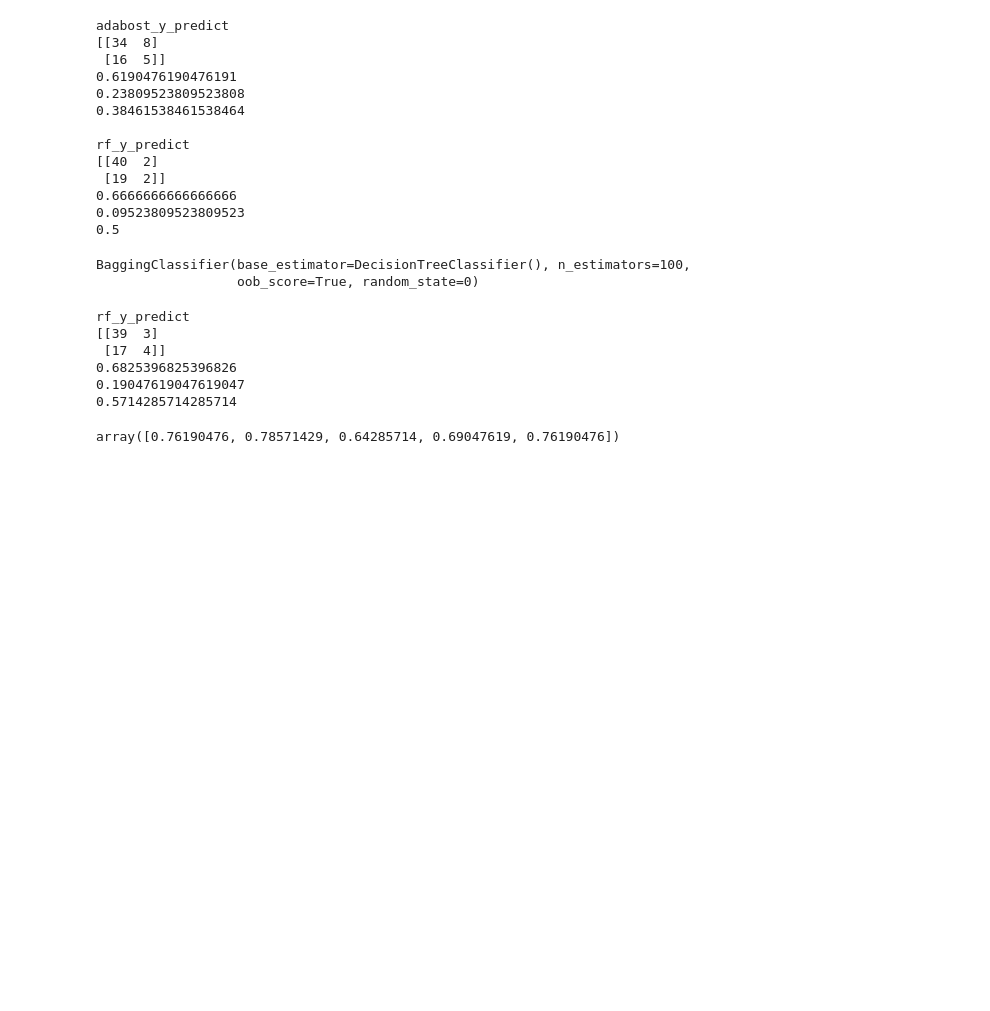
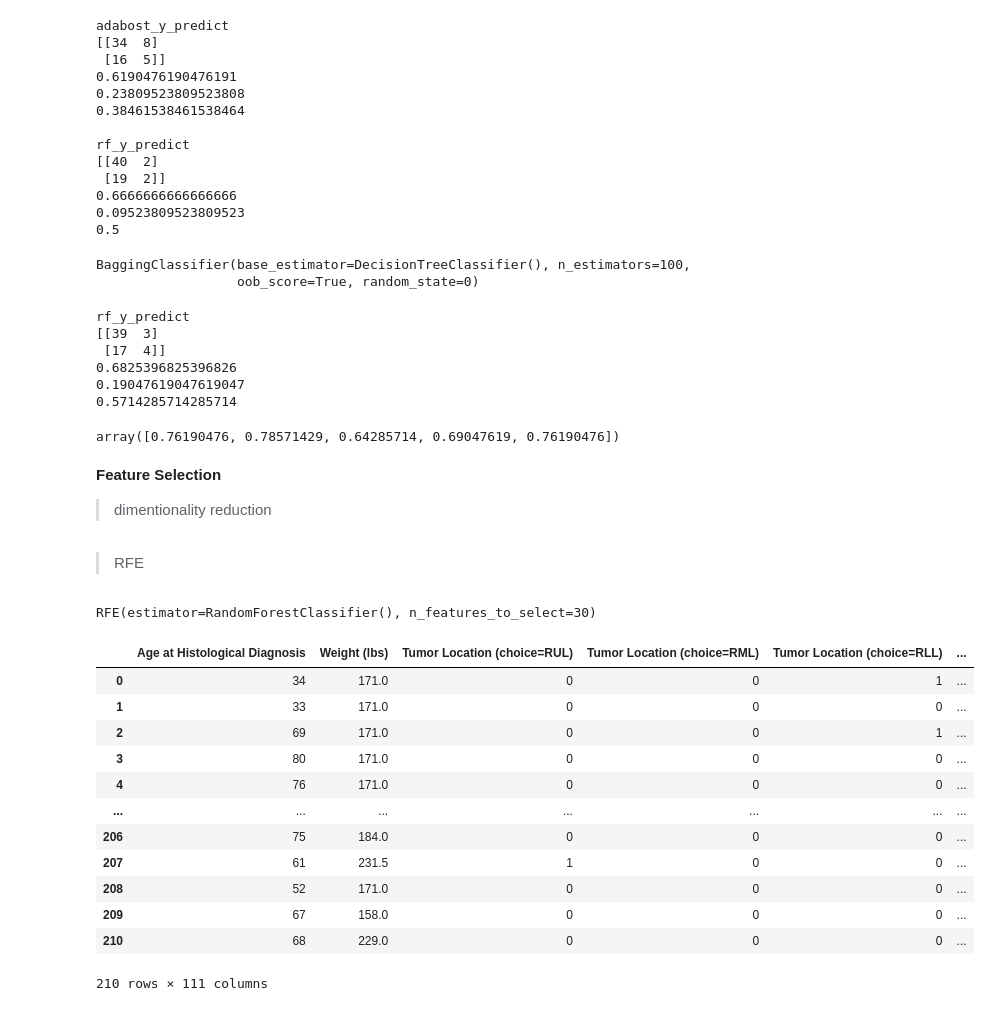
Before and after one commit to maheshsunuwar/smalll-dataset-ensemble-learning-research, a Jupyter notebook: AllInSame.ipynb, the cells around one changed output. Cells and saved outputs as stored; diff of their text form; code cells hidden in the pictures; blank space fills up the shorter version.

```diff
--- a/AllInSame.ipynb
+++ b/AllInSame.ipynb
@@ -659,3 +658,17 @@ rf_y_predict
 cross_val_score(bag_model, one_hot_encoded_data, Y)
 # %% [output]
 array([0.76190476, 0.78571429, 0.64285714, 0.69047619, 0.76190476])
+# %% [markdown]
+**Feature Selection**
+>dimentionality reduction
+# %% [markdown]
+>RFE
+# %%
+from sklearn.feature_selection import RFE
+
+
+rfe = RFE(RandomForestClassifier(n_estimators=100), n_features_to_select=30)
+# %%
+rfe.fit(one_hot_encoded_data, Y)
+# %% [output]
+RFE(estimator=RandomForestClassifier(), n_features_to_select=30)
@@ -661,0 +684,16 @@ array([0.76190476, 0.78571429, 0.64285714, 0.69047619, 0.76190476])
+# %%
+one_hot_encoded_data
+# %% [output]
+|  | Age at Histological Diagnosis | Weight (lbs) | Tumor Location (choice=RUL) | Tumor Location (choice=RML) | Tumor Location (choice=RLL) | ... |
+| 0 | 34 | 171.0 | 0 | 0 | 1 | ... |
+| 1 | 33 | 171.0 | 0 | 0 | 0 | ... |
+| 2 | 69 | 171.0 | 0 | 0 | 1 | ... |
+| 3 | 80 | 171.0 | 0 | 0 | 0 | ... |
+| 4 | 76 | 171.0 | 0 | 0 | 0 | ... |
+| ... | ... | ... | ... | ... | ... | ... |
+| 206 | 75 | 184.0 | 0 | 0 | 0 | ... |
+| 207 | 61 | 231.5 | 1 | 0 | 0 | ... |
+| 208 | 52 | 171.0 | 0 | 0 | 0 | ... |
+| 209 | 67 | 158.0 | 0 | 0 | 0 | ... |
+| 210 | 68 | 229.0 | 0 | 0 | 0 | ... |
+210 rows × 111 columns
```
Also changed, not shown: parts of 28 cells of this notebook.
